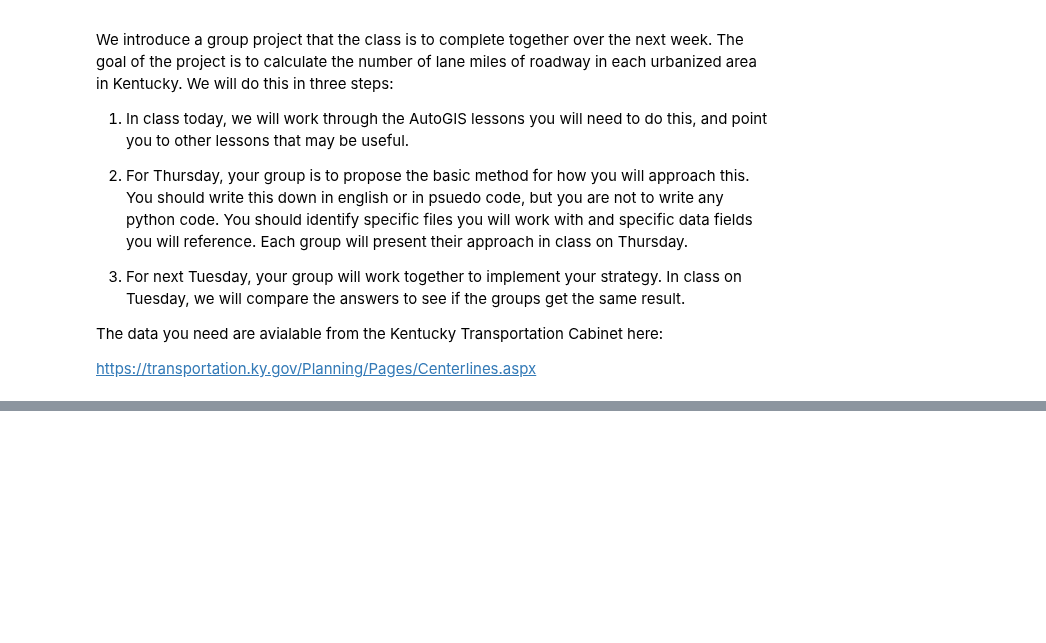
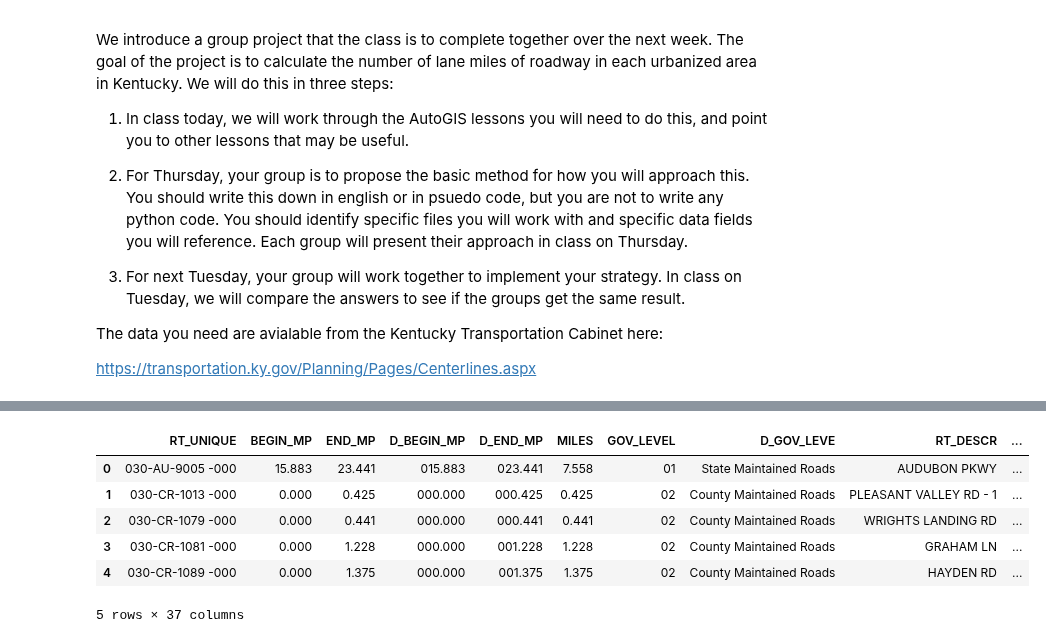
Before and after one commit to uky-transport-data-science/ce599, a Jupyter notebook: 10-AutoGIS2/Lane Miles Project.ipynb, the cells around one changed output, grey strips where cells are left out. Saved outputs shown, nothing was run; the diff lists cells and outputs as text; code cells hidden in the pictures; blank space fills up the shorter version.

```diff
--- a/10-AutoGIS2/Lane Miles Project.ipynb
+++ b/10-AutoGIS2/Lane Miles Project.ipynb
@@ -34,0 +101,12 @@ L4/geometric-operations.ipynb
+# %%
+#creating a new geodataframe that's only the lanes in Urbanized Areas
+urb_lanes = gpd.overlay(t_lanes, urb_areas, how='intersection')
+urb_lanes.head()
+# %% [output]
+|  | RT_UNIQUE | BEGIN_MP | END_MP | D_BEGIN_MP | D_END_MP | MILES | GOV_LEVEL | D_GOV_LEVE | RT_DESCR | ... |
+| 0 | 030-AU-9005 -000 | 15.883 | 23.441 | 015.883 | 023.441 | 7.558 | 01 | State Maintained Roads | AUDUBON PKWY | ... |
+| 1 | 030-CR-1013 -000 | 0.000 | 0.425 | 000.000 | 000.425 | 0.425 | 02 | County Maintained Roads | PLEASANT VALLEY RD - 1 | ... |
+| 2 | 030-CR-1079 -000 | 0.000 | 0.441 | 000.000 | 000.441 | 0.441 | 02 | County Maintained Roads | WRIGHTS LANDING RD | ... |
+| 3 | 030-CR-1081 -000 | 0.000 | 1.228 | 000.000 | 001.228 | 1.228 | 02 | County Maintained Roads | GRAHAM LN | ... |
+| 4 | 030-CR-1089 -000 | 0.000 | 1.375 | 000.000 | 001.375 | 1.375 | 02 | County Maintained Roads | HAYDEN RD | ... |
+5 rows × 37 columns
```
Also changed, not shown: parts of 11 cells of this notebook, 2 other files.
